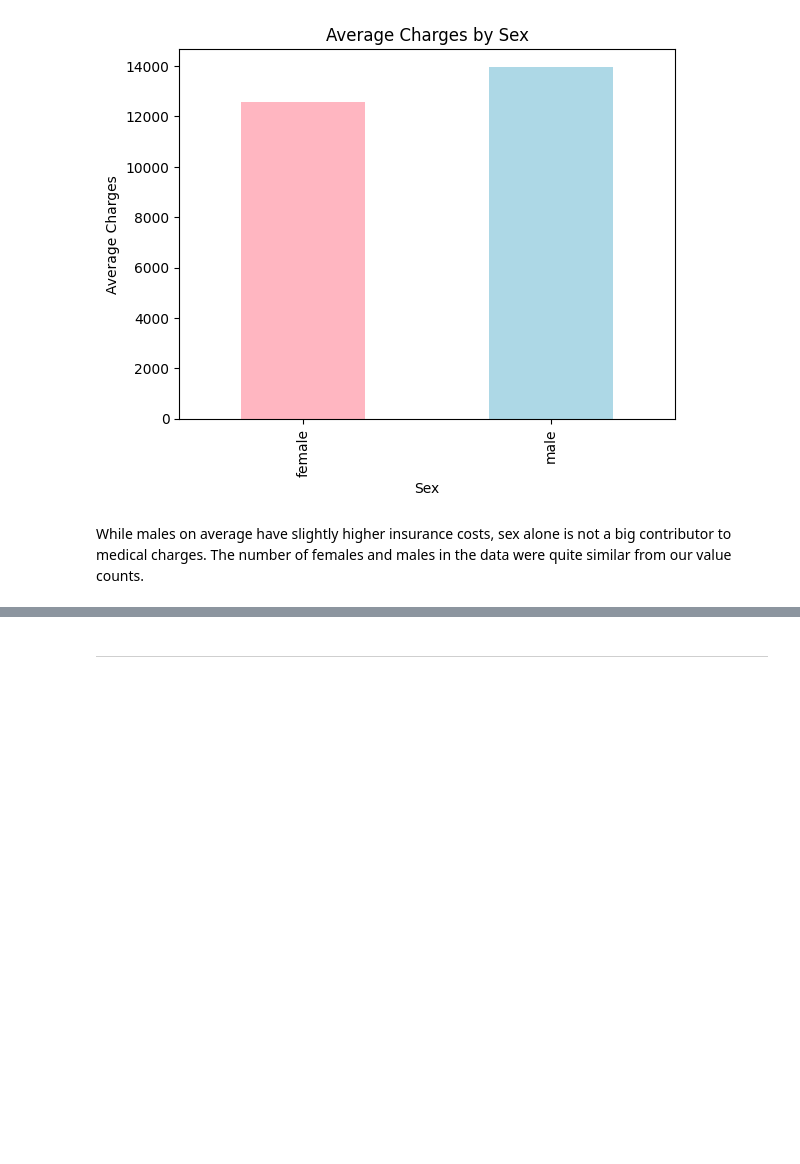
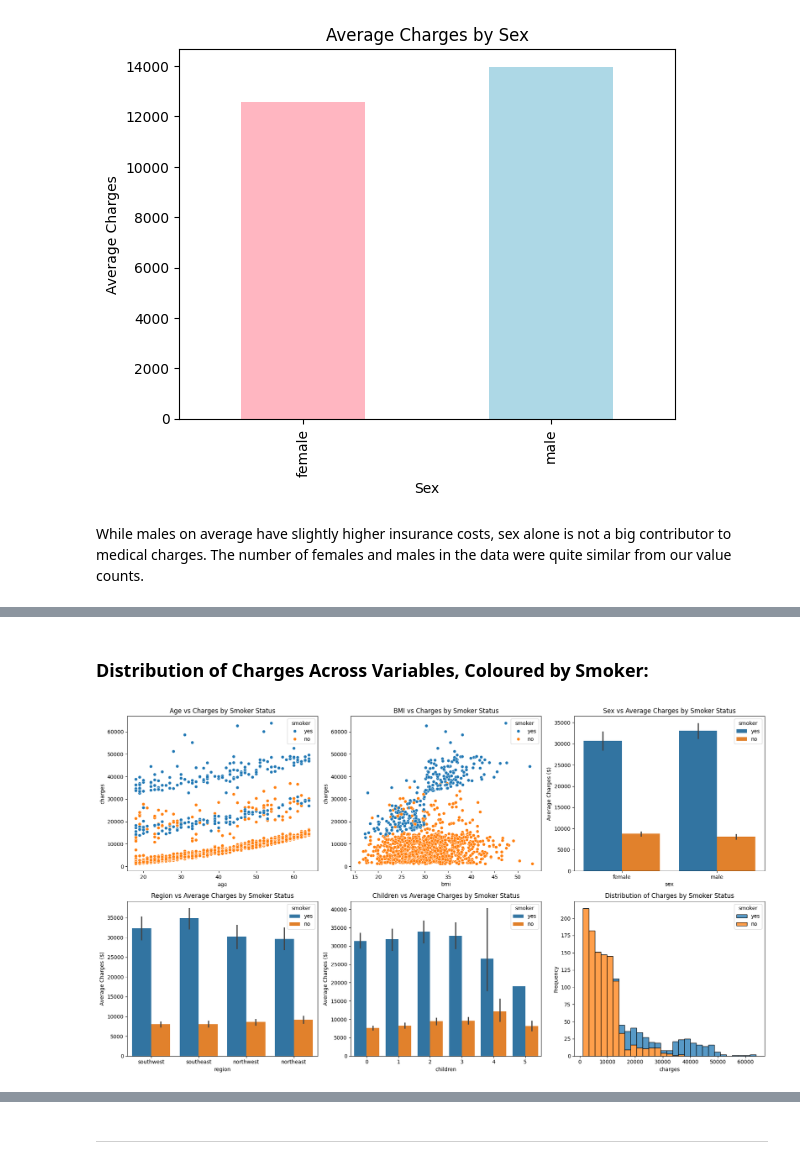
Before and after one commit to EHemraj/Health-Insurance-Analysis, a Jupyter notebook: jupyter_notebooks/Health_Insurance.ipynb, the cells around one changed output, grey strips where cells are left out. Drawn from its saved outputs; the diff is of its cells as text; code cells hidden in the pictures; blank space fills up the shorter version.

```diff
--- a/jupyter_notebooks/Health_Insurance.ipynb
+++ b/jupyter_notebooks/Health_Insurance.ipynb
@@ -294,0 +386,34 @@ While males on average have slightly higher insurance costs, sex alone is not a
+# %% [markdown]
+### Distribution of Charges Across Variables, Coloured by Smoker:
+# %%
+#6 plot grid code copied from Gemini
+#Copilot suggestions used to creat each plot and label them.
+fig, ((ax1, ax2, ax3), (ax4, ax5, ax6)) = plt.subplots(
+    nrows=2, ncols=3, figsize=(18, 10)
+)
+sns.scatterplot(data=df_cleaned, x='age', y='charges', hue='smoker', ax=ax1)
+ax1.set_title("Age vs Charges by Smoker Status")
+
+sns.scatterplot(data=df_cleaned, x='bmi', y='charges', hue='smoker', ax=ax2)
+ax2.set_title("BMI vs Charges by Smoker Status")
+
+sns.barplot(data=df_cleaned, x='sex', y='charges', hue= 'smoker', ax=ax3)
+ax3.set_title("Sex vs Average Charges by Smoker Status")
+ax3.set_ylabel("Average Charges ($)")
+
+sns.barplot(data=df_cleaned, x='region', y='charges', hue= 'smoker', ax=ax4)
+ax4.set_title("Region vs Average Charges by Smoker Status")
+ax4.set_ylabel("Average Charges ($)")
+
+sns.barplot(data=df_cleaned, x='children', y='charges', hue= 'smoker', ax=ax5)
+ax5.set_title("Children vs Average Charges by Smoker Status")
+ax5.set_ylabel("Average Charges ($)")
+
+sns.histplot(data=df_cleaned, x='charges', hue='smoker', multiple='stack', ax=ax6)
+ax6.set_title("Distribution of Charges by Smoker Status")
+ax6.set_ylabel("Frequency")
+
+plt.tight_layout()
+plt.show()
+# %% [output]
+[figure, added]
```
Also changed, not shown: parts of 31 cells of this notebook, 2 other files.
